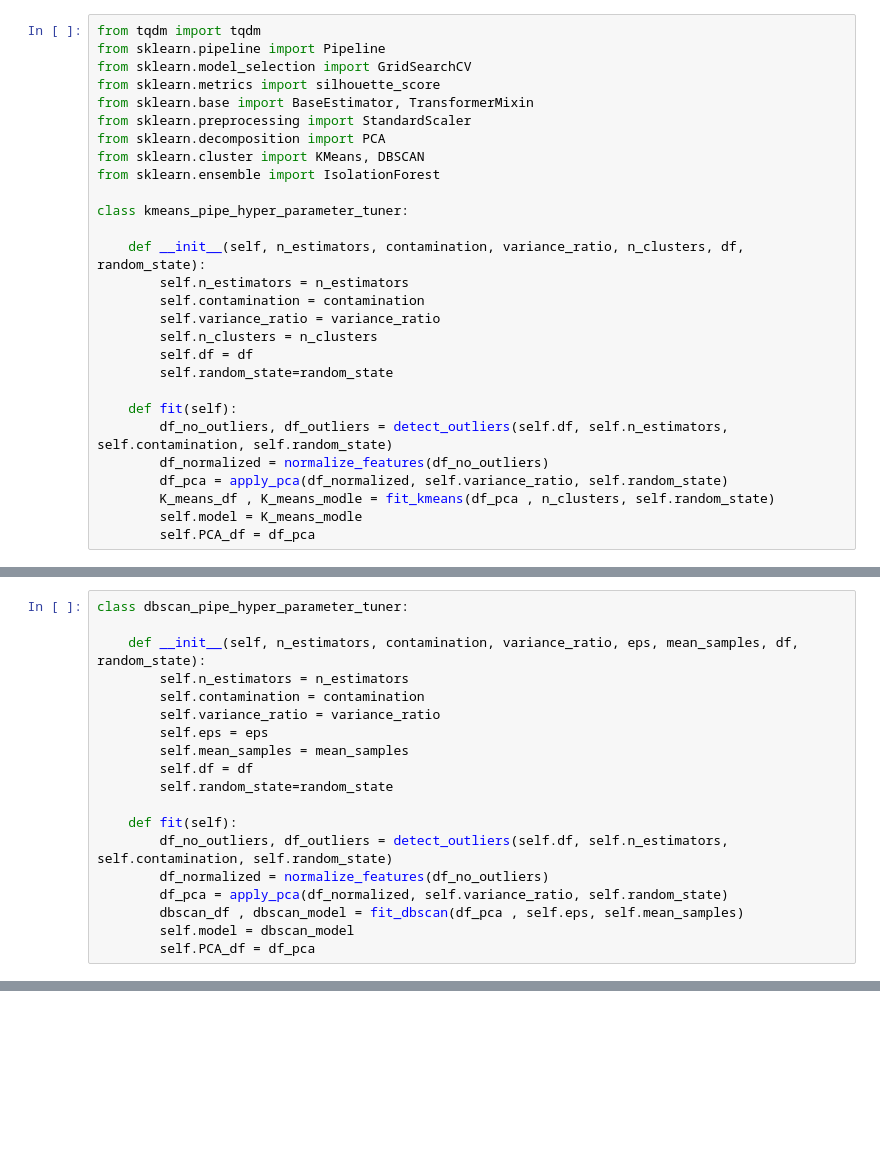
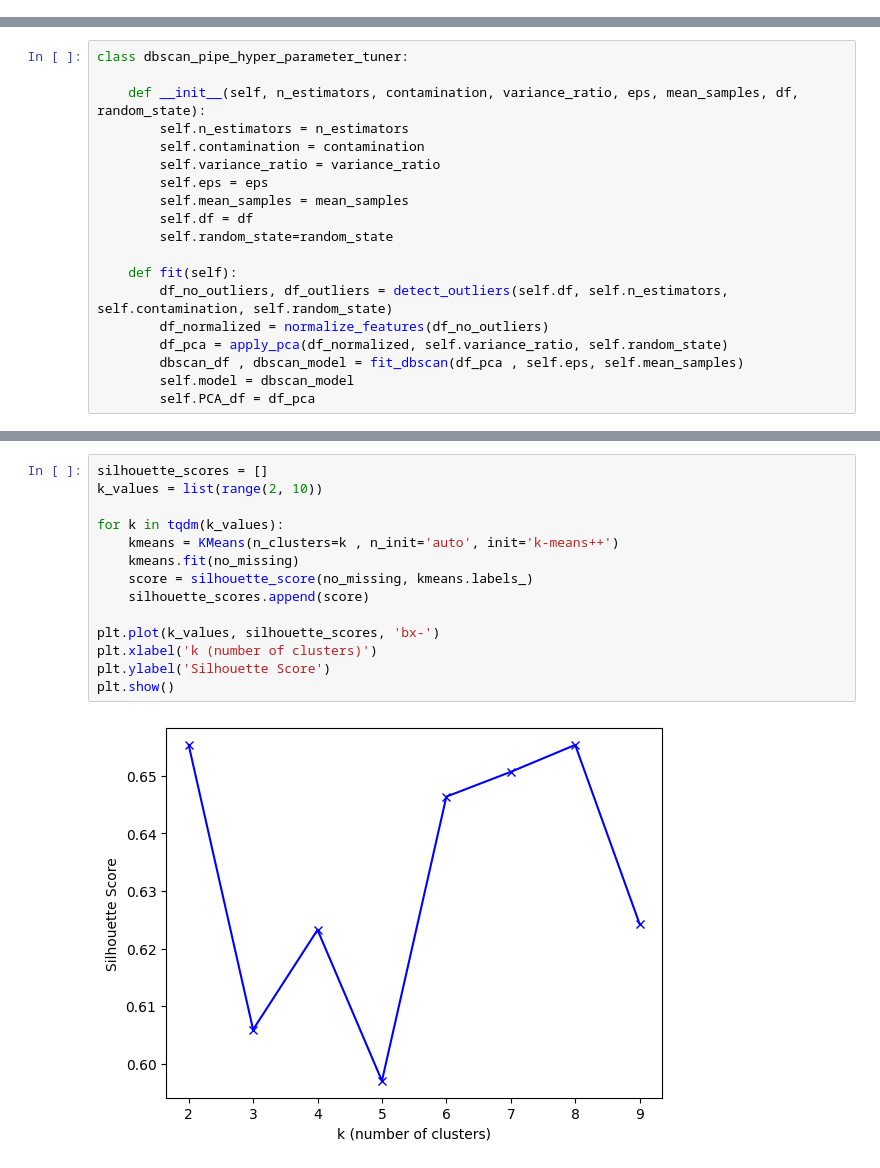
Before and after one commit to SoheilHajianManesh/Data-Sciense-Course-Projects, a Jupyter notebook: CA6/CA6.ipynb, the cells around one changed output, grey strips where cells are left out. Cells and saved outputs as stored; diff of their text form; blank space fills up the shorter version.

```diff
--- a/CA6/CA6.ipynb
+++ b/CA6/CA6.ipynb
@@ -441,31 +402,3 @@ min_samples = 10
 dbscan_df , dbscan_modle = fit_dbscan(df_pca , eps, min_samples)
 # %% [markdown]
 now lets fine best hyper parameters
-# %%
-from tqdm import tqdm
-from sklearn.pipeline import Pipeline
-from sklearn.model_selection import GridSearchCV
-from sklearn.metrics import silhouette_score
-from sklearn.base import BaseEstimator, TransformerMixin
-from sklearn.preprocessing import StandardScaler
-from sklearn.decomposition import PCA
-from sklearn.cluster import KMeans, DBSCAN
-from sklearn.ensemble import IsolationForest
-
-class kmeans_pipe_hyper_parameter_tuner:
-
-    def __init__(self, n_estimators, contamination, variance_ratio, n_clusters, df, random_state):
-        self.n_estimators = n_estimators
-        self.contamination = contamination
-        self.variance_ratio = variance_ratio
-        self.n_clusters = n_clusters
-        self.df = df
-        self.random_state=random_state
-
-    def fit(self):
-        df_no_outliers, df_outliers = detect_outliers(self.df, self.n_estimators, self.contamination, self.random_state)
-        df_normalized = normalize_features(df_no_outliers)
-        df_pca = apply_pca(df_normalized, self.variance_ratio, self.random_state)
-        K_means_df , K_means_modle = fit_kmeans(df_pca , n_clusters, self.random_state)
-        self.model = K_means_modle
-        self.PCA_df = df_pca
@@ -942,0 +770,16 @@ DBSCAN can identify these outliers effectively.
+# %%
+silhouette_scores = []
+k_values = list(range(2, 10))
+
+for k in tqdm(k_values):
+    kmeans = KMeans(n_clusters=k , n_init='auto', init='k-means++')
+    kmeans.fit(no_missing)
+    score = silhouette_score(no_missing, kmeans.labels_)
+    silhouette_scores.append(score)
+
+plt.plot(k_values, silhouette_scores, 'bx-')
+plt.xlabel('k (number of clusters)')
+plt.ylabel('Silhouette Score')
+plt.show()
+# %% [output]
+[figure, added]
```
Also changed, not shown: parts of 24 cells of this notebook.
